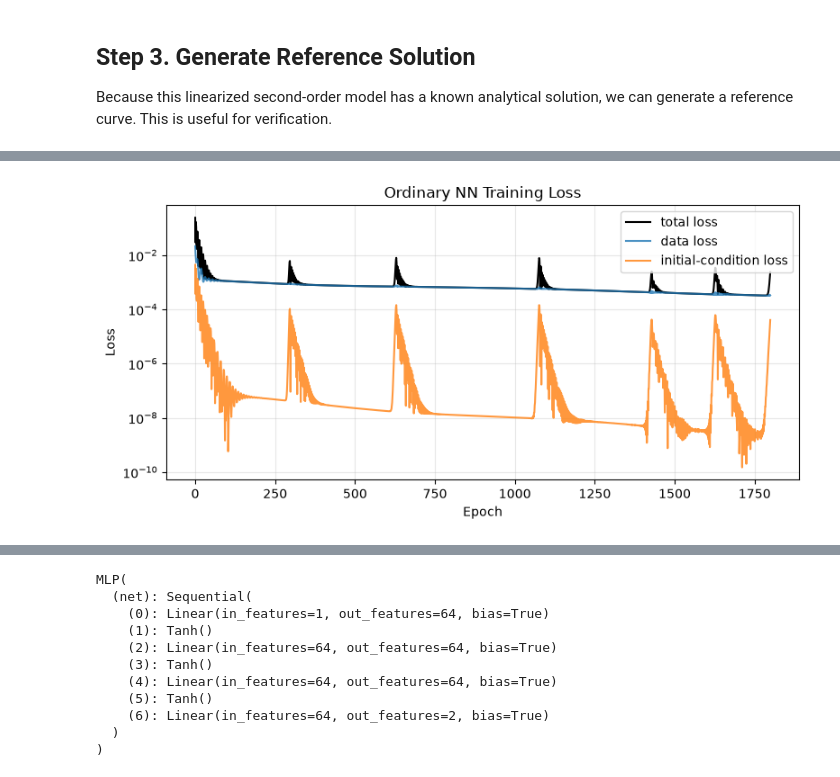
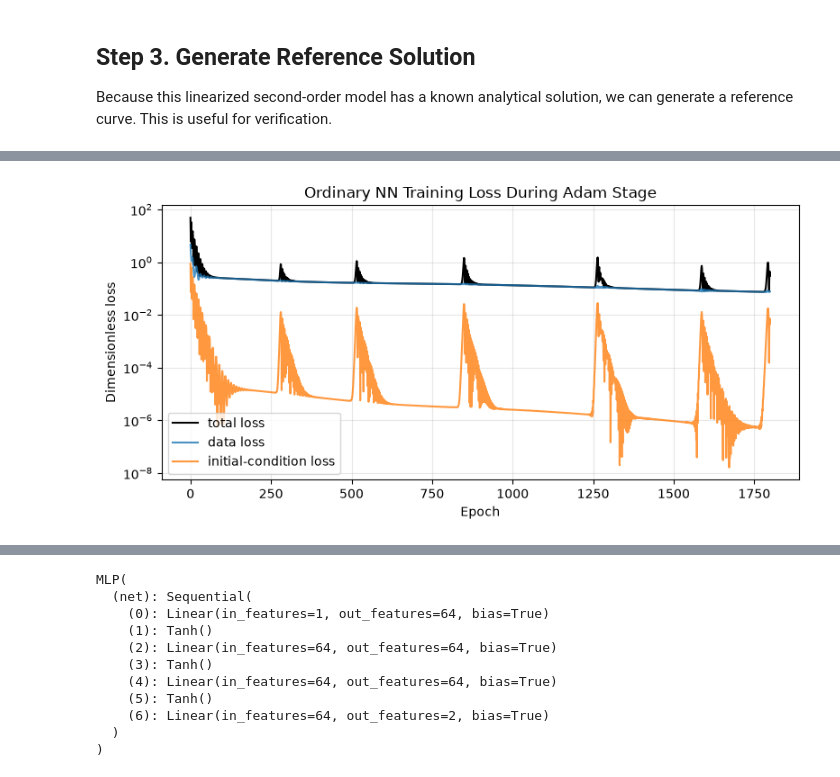
Before and after one commit to enliten/IEEE-course_AI-for-Power-Energy-Systems, a Jupyter notebook: PINN_Frequency.ipynb, the cells around one changed output, grey strips where cells are left out. Cells and saved outputs as stored; diff of their text form; code cells hidden in the pictures.

```diff
--- a/PINN_Frequency.ipynb
+++ b/PINN_Frequency.ipynb
@@ -219,7 +237,7 @@ Both $\delta(t)$ and $\omega(t)$ samples are used as labeled data for the ordina
 # %%
 # Step 4. Sparse synthetic state samples
-# Nine points keep the data sparse while giving both models enough anchors for a clear teaching demo.
-measurement_times = np.linspace(0.0, T_END, 9).reshape(-1, 1)
+# Nine non-initial points keep the data sparse; t=0 is enforced only through the IC loss.
+measurement_times = np.linspace(T_END / 9.0, T_END, 9).reshape(-1, 1)
 measurement_delta, measurement_omega = swing_response_exact(measurement_times, M, D, Ks, delta_p)
 
 # Torch tensors used for training
@@ -234,7 +252,7 @@ omega_exact = torch.tensor(omega_exact_np, dtype=torch.float32, device=device)
 fig, axes = plt.subplots(2, 1, figsize=(8, 6), sharex=True)
 axes[0].plot(t_eval_np, delta_exact_np, color="black", linewidth=2, label="Analytical delta(t)")
 axes[0].scatter(measurement_times, measurement_delta, color="tab:red", s=55, label="Sparse delta samples")
-axes[0].set_ylabel("Rotor angle deviation delta")
+axes[0].set_ylabel("Rotor-angle deviation delta (rad)")
 axes[0].set_title("Sparse State Samples Used for Training")
 axes[0].grid(True, alpha=0.3)
 axes[0].legend()
@@ -242,7 +260,7 @@ axes[0].legend()
 axes[1].plot(t_eval_np, omega_exact_np, color="black", linewidth=2, label="Analytical omega(t)")
 axes[1].scatter(measurement_times, measurement_omega, color="tab:red", s=55, label="Sparse omega samples")
 axes[1].set_xlabel("Time (s)")
-axes[1].set_ylabel("Speed/frequency deviation omega")
+axes[1].set_ylabel("Angular-speed deviation omega (rad/s)")
 axes[1].grid(True, alpha=0.3)
 axes[1].legend()
 plt.tight_layout()
@@ -285,35 +303,71 @@ class MLP(nn.Module):
         return self.net(tau)
 
 
-def train_data_only_model(model, t_data, state_data, epochs=1800, lr=1e-3):
-    optimizer = optim.Adam(model.parameters(), lr=lr)
-    mse = nn.MSELoss()
+mse = nn.MSELoss()
+ADAM_EPOCHS = 1800
+ADAM_LR = 1e-3
+LBFGS_STEPS = 200
+LBFGS_LR = 0.8
+LAMBDA_IC = 50.0
+
+t_initial = torch.zeros((1, 1), dtype=torch.float32, device=device)
+initial_state = torch.zeros((1, 2), dtype=torch.float32, device=device)
+
+def scaled_state_loss(prediction, target):
+    """Dimensionless sum of the delta and omega mean-square errors."""
+    delta_error = (prediction[:, 0:1] - target[:, 0:1]) / DELTA_SCALE
+    omega_error = (prediction[:, 1:2] - target[:, 1:2]) / OMEGA_SCALE
+    return mse(delta_error, torch.zeros_like(delta_error)) + mse(
+        omega_error, torch.zeros_like(omega_error)
+    )
+
+
+def compute_data_only_losses(model):
+    data_loss = scaled_state_loss(model(t_data), state_data)
+    ic_loss = scaled_state_loss(model(t_initial), initial_state)
+    return data_loss + LAMBDA_IC * ic_loss, data_loss, ic_loss
+
+
+def train_data_only_model(model):
+    optimizer = optim.Adam(model.parameters(), lr=ADAM_LR)
     history = {"total_loss": [], "data_loss": [], "ic_loss": []}
 
-    for epoch in range(epochs):
-        pred_data = model(t_data)
-        data_loss = mse(pred_data, state_data)
-
-        pred_initial = model(t_initial)
-        ic_loss = mse(pred_initial, initial_state)
-        total_loss = data_loss + lambda_ic_data_only * ic_loss
-
+    for _ in range(ADAM_EPOCHS):
+        total_loss, data_loss, ic_loss = compute_data_only_losses(model)
         optimizer.zero_grad()
         total_loss.backward()
         optimizer.step()
-
         history["total_loss"].append(float(total_loss.item()))
         history["data_loss"].append(float(data_loss.item()))
         history["ic_loss"].append(float(ic_loss.item()))
+
+    lbfgs = optim.LBFGS(
+        model.parameters(), lr=LBFGS_LR, max_iter=LBFGS_STEPS,
+        max_eval=LBFGS_STEPS, tolerance_grad=1e-9,
+        tolerance_change=1e-11, line_search_fn="strong_wolfe",
+    )
+
+    def closure():
+        total_loss, _, _ = compute_data_only_losses(model)
+        lbfgs.zero_grad()
+        total_loss.backward()
+        return total_loss
+
+    lbfgs.step(closure)
+    total_loss, data_loss, ic_loss = compute_data_only_losses(model)
+    print(
+        f"Ordinary NN after L-BFGS | total={total_loss.item():.3e} | "
+        f"data={data_loss.item():.3e} | ic={ic_loss.item():.3e}"
+    )
     return history
 
 
-lambda_ic_data_only = 50.0
-t_initial = torch.zeros((1, 1), dtype=torch.float32, device=device)
-initial_state = torch.zeros((1, 2), dtype=torch.float32, device=device)
-
+# Both models start from exactly the same parameters.
+initial_model = MLP(output_dim=2).to(device)
+shared_initial_state_dict = copy.deepcopy(initial_model.state_dict())
 data_model = MLP(output_dim=2).to(device)
-data_only_history = train_data_only_model(data_model, t_data, state_data)
+data_model.load_state_dict(shared_initial_state_dict)
+data_only_history = train_data_only_model(data_model)
 
 with torch.no_grad():
     data_only_pred = data_model(t_eval)
@@ -330,8 +384,8 @@ ax.semilogy(data_only_history["total_loss"], label="total loss", color="black")
 ax.semilogy(data_only_history["data_loss"], label="data loss", alpha=0.8)
 ax.semilogy(data_only_history["ic_loss"], label="initial-condition loss", alpha=0.8)
 ax.set_xlabel("Epoch")
-ax.set_ylabel("Loss")
-ax.set_title("Ordinary NN Training Loss")
+ax.set_ylabel("Dimensionless loss")
+ax.set_title("Ordinary NN Training Loss During Adam Stage")
 ax.grid(True, alpha=0.3)
 ax.legend()
 plt.tight_layout()
@@ -342,4 +397,4 @@ Ordinary NN omega MAE against analytical solution: 0.015541
-[figure, old version]
+[figure, new version]
 # %% [markdown]
 ## Step 6. Define the PINN Model
 
```
Also changed, not shown: parts of 22 cells of this notebook, 2 other files.
